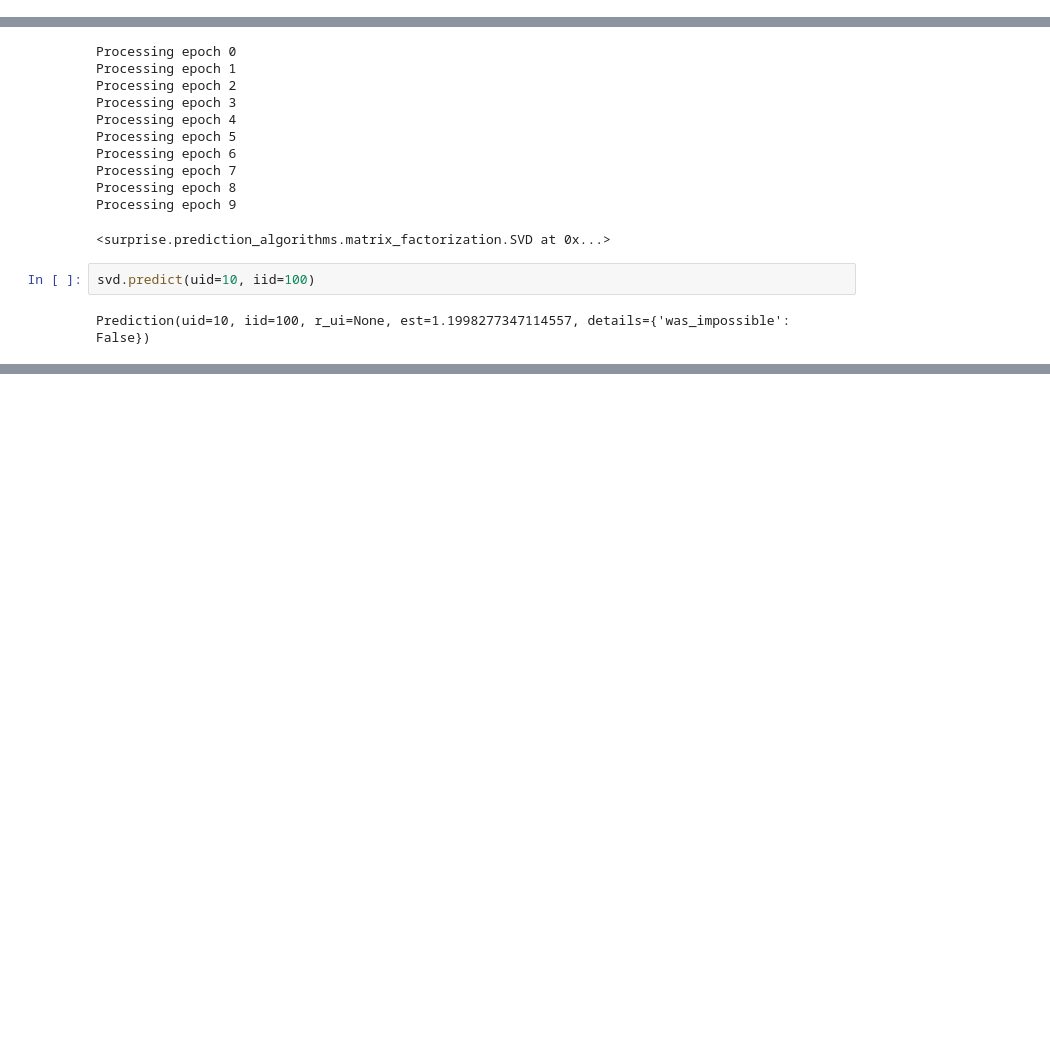
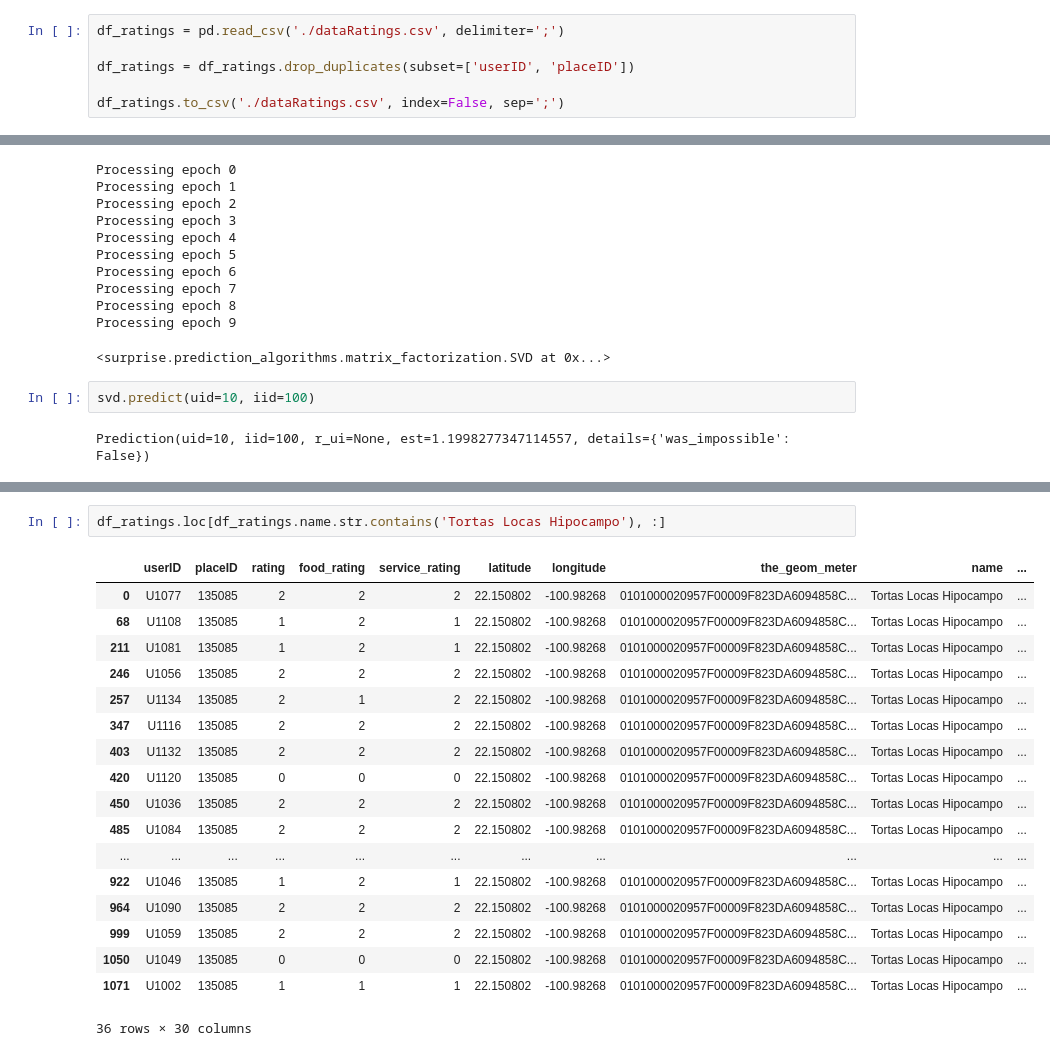
Before and after one commit to azulamakk/Predictivo-Avanzado, a Jupyter notebook: TP2/Entrega2 (1).ipynb, the cells around one changed output, grey strips where cells are left out. Cells and saved outputs as stored; diff of their text form; blank space fills up the shorter version.

```diff
--- a/TP2/Entrega2 (1).ipynb
+++ b/TP2/Entrega2 (1).ipynb
@@ -268,6 +268,12 @@ plt.show()
 [figure]
 # %% [markdown]
 # Similitud del coseno
+# %%
+df_ratings = pd.read_csv('./dataRatings.csv', delimiter=';')
+
+df_ratings = df_ratings.drop_duplicates(subset=['userID', 'placeID'])
+
+df_ratings.to_csv('./dataRatings.csv', index=False, sep=';')
 # %%
 from sklearn.preprocessing import StandardScaler, OneHotEncoder
 from sklearn.compose import ColumnTransformer
@@ -391,0 +438,21 @@ Prediction(uid=10, iid=100, r_ui=None, est=1.1998277347114557, details={'was_imp
+# %%
+df_ratings.loc[df_ratings.name.str.contains('Tortas Locas Hipocampo'), :]
+# %% [output]
+|  | userID | placeID | rating | food_rating | service_rating | latitude | longitude | the_geom_meter | name | ... |
+| 0 | U1077 | 135085 | 2 | 2 | 2 | 22.150802 | -100.98268 | 0101000020957F00009F823DA6094858C... | Tortas Locas Hipocampo | ... |
+| 68 | U1108 | 135085 | 1 | 2 | 1 | 22.150802 | -100.98268 | 0101000020957F00009F823DA6094858C... | Tortas Locas Hipocampo | ... |
+| 211 | U1081 | 135085 | 1 | 2 | 1 | 22.150802 | -100.98268 | 0101000020957F00009F823DA6094858C... | Tortas Locas Hipocampo | ... |
+| 246 | U1056 | 135085 | 2 | 2 | 2 | 22.150802 | -100.98268 | 0101000020957F00009F823DA6094858C... | Tortas Locas Hipocampo | ... |
+| 257 | U1134 | 135085 | 2 | 1 | 2 | 22.150802 | -100.98268 | 0101000020957F00009F823DA6094858C... | Tortas Locas Hipocampo | ... |
+| 347 | U1116 | 135085 | 2 | 2 | 2 | 22.150802 | -100.98268 | 0101000020957F00009F823DA6094858C... | Tortas Locas Hipocampo | ... |
+| 403 | U1132 | 135085 | 2 | 2 | 2 | 22.150802 | -100.98268 | 0101000020957F00009F823DA6094858C... | Tortas Locas Hipocampo | ... |
+| 420 | U1120 | 135085 | 0 | 0 | 0 | 22.150802 | -100.98268 | 0101000020957F00009F823DA6094858C... | Tortas Locas Hipocampo | ... |
+| 450 | U1036 | 135085 | 2 | 2 | 2 | 22.150802 | -100.98268 | 0101000020957F00009F823DA6094858C... | Tortas Locas Hipocampo | ... |
+| 485 | U1084 | 135085 | 2 | 2 | 2 | 22.150802 | -100.98268 | 0101000020957F00009F823DA6094858C... | Tortas Locas Hipocampo | ... |
+| ... | ... | ... | ... | ... | ... | ... | ... | ... | ... | ... |
+| 922 | U1046 | 135085 | 1 | 2 | 1 | 22.150802 | -100.98268 | 0101000020957F00009F823DA6094858C... | Tortas Locas Hipocampo | ... |
+| 964 | U1090 | 135085 | 2 | 2 | 2 | 22.150802 | -100.98268 | 0101000020957F00009F823DA6094858C... | Tortas Locas Hipocampo | ... |
+| 999 | U1059 | 135085 | 2 | 2 | 2 | 22.150802 | -100.98268 | 0101000020957F00009F823DA6094858C... | Tortas Locas Hipocampo | ... |
+| 1050 | U1049 | 135085 | 0 | 0 | 0 | 22.150802 | -100.98268 | 0101000020957F00009F823DA6094858C... | Tortas Locas Hipocampo | ... |
+| 1071 | U1002 | 135085 | 1 | 1 | 1 | 22.150802 | -100.98268 | 0101000020957F00009F823DA6094858C... | Tortas Locas Hipocampo | ... |
+36 rows × 30 columns
```
Also changed, not shown: parts of 3 cells of this notebook.
